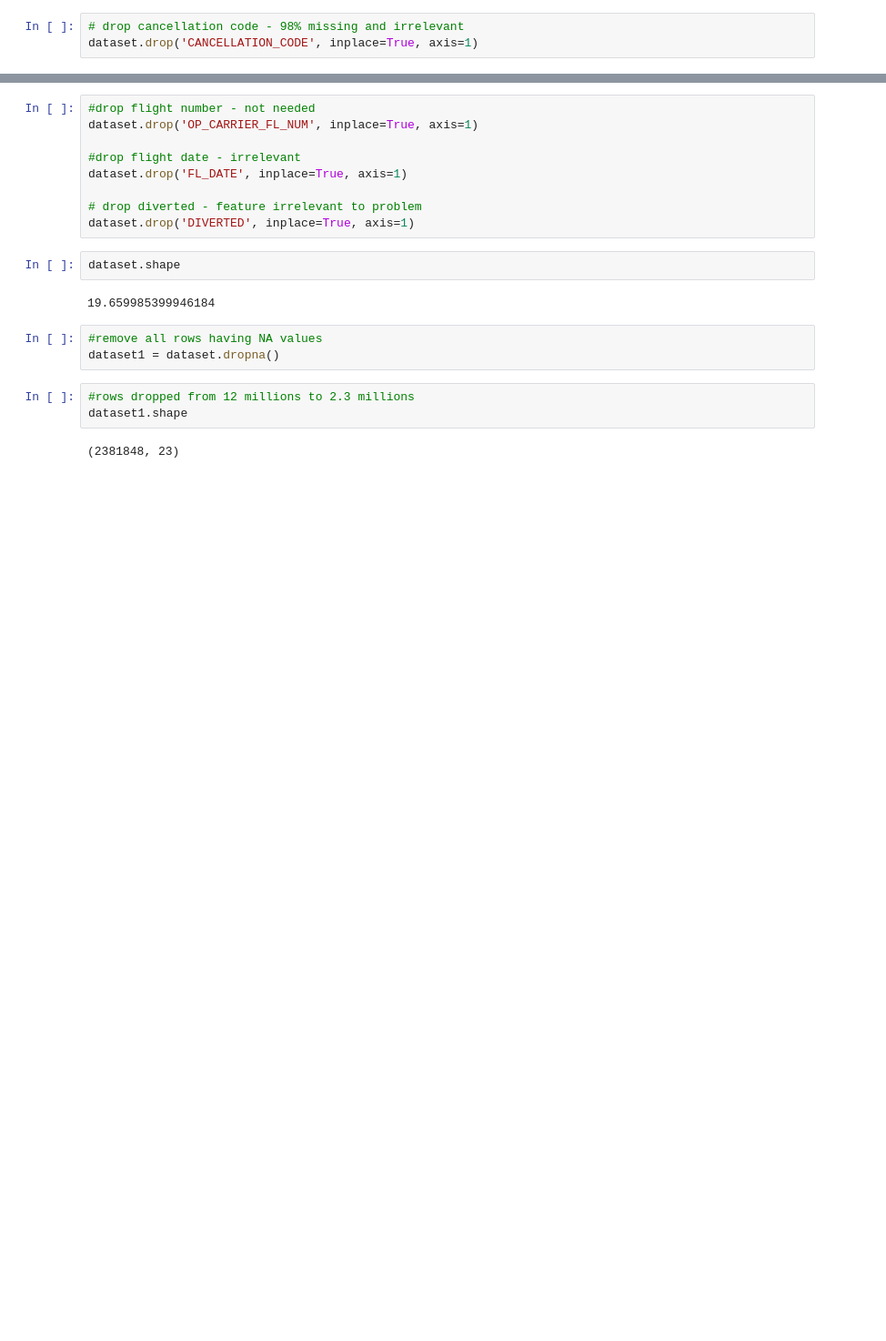
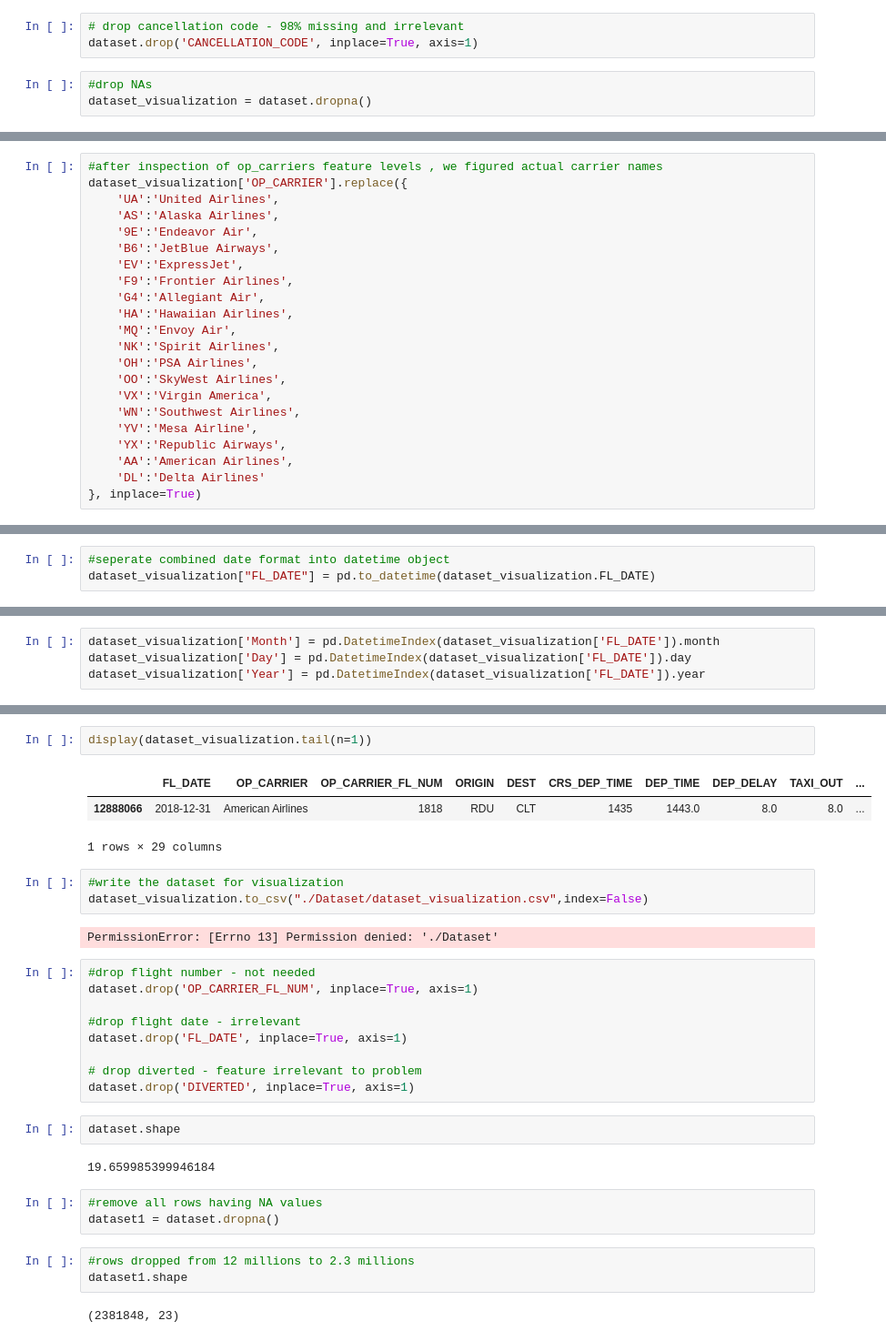
Before and after one commit to MohamedYasserOaf/Airline_Delay_Cancellation_Detection, a Jupyter notebook: classification/Airline_cancellation_detection.ipynb, the cells around one changed output, grey strips where cells are left out. Shown: that part at 91% size. Drawn from its saved outputs; the diff is of its cells as text; blank space fills up the shorter version.

Commit message:
added date time , handeled NAs

```diff
--- a/classification/Airline_cancellation_detection.ipynb
+++ b/classification/Airline_cancellation_detection.ipynb
@@ -174,3 +189,6 @@ for delay in delays:
 # %%
 # drop cancellation code - 98% missing and irrelevant
 dataset.drop('CANCELLATION_CODE', inplace=True, axis=1)
+# %%
+#drop NAs
+dataset_visualization = dataset.dropna()
@@ -176,0 +208,22 @@ dataset.drop('CANCELLATION_CODE', inplace=True, axis=1)
+# %%
+#after inspection of op_carriers feature levels , we figured actual carrier names
+dataset_visualization['OP_CARRIER'].replace({
+    'UA':'United Airlines',
+    'AS':'Alaska Airlines',
+    '9E':'Endeavor Air',
+    'B6':'JetBlue Airways',
+    'EV':'ExpressJet',
+    'F9':'Frontier Airlines',
+    'G4':'Allegiant Air',
+    'HA':'Hawaiian Airlines',
+    'MQ':'Envoy Air',
+    'NK':'Spirit Airlines',
+    'OH':'PSA Airlines',
+    'OO':'SkyWest Airlines',
+    'VX':'Virgin America',
+    'WN':'Southwest Airlines',
+    'YV':'Mesa Airline',
+    'YX':'Republic Airways',
+    'AA':'American Airlines',
+    'DL':'Delta Airlines'
+}, inplace=True)
@@ -176,0 +243,3 @@ dataset.drop('CANCELLATION_CODE', inplace=True, axis=1)
+# %%
+#seperate combined date format into datetime object
+dataset_visualization["FL_DATE"] = pd.to_datetime(dataset_visualization.FL_DATE)
@@ -176,0 +272,4 @@ dataset.drop('CANCELLATION_CODE', inplace=True, axis=1)
+# %%
+dataset_visualization['Month'] = pd.DatetimeIndex(dataset_visualization['FL_DATE']).month
+dataset_visualization['Day'] = pd.DatetimeIndex(dataset_visualization['FL_DATE']).day
+dataset_visualization['Year'] = pd.DatetimeIndex(dataset_visualization['FL_DATE']).year
@@ -177,3 +292,14 @@ dataset.drop('CANCELLATION_CODE', inplace=True, axis=1)
+# %%
+display(dataset_visualization.tail(n=1))
+# %% [output]
+|  | FL_DATE | OP_CARRIER | OP_CARRIER_FL_NUM | ORIGIN | DEST | CRS_DEP_TIME | DEP_TIME | DEP_DELAY | TAXI_OUT | ... |
+| 12888066 | 2018-12-31 | American Airlines | 1818 | RDU | CLT | 1435 | 1443.0 | 8.0 | 8.0 | ... |
+1 rows × 29 columns
+# %%
+#write the dataset for visualization
+dataset_visualization.to_csv("./Dataset/dataset_visualization.csv",index=False)
+# %% [output]
+PermissionError: [Errno 13] Permission denied: './Dataset'
 # %%
 #drop flight number - not needed
 dataset.drop('OP_CARRIER_FL_NUM', inplace=True, axis=1)
```
Also changed, not shown: parts of 9 cells of this notebook.
